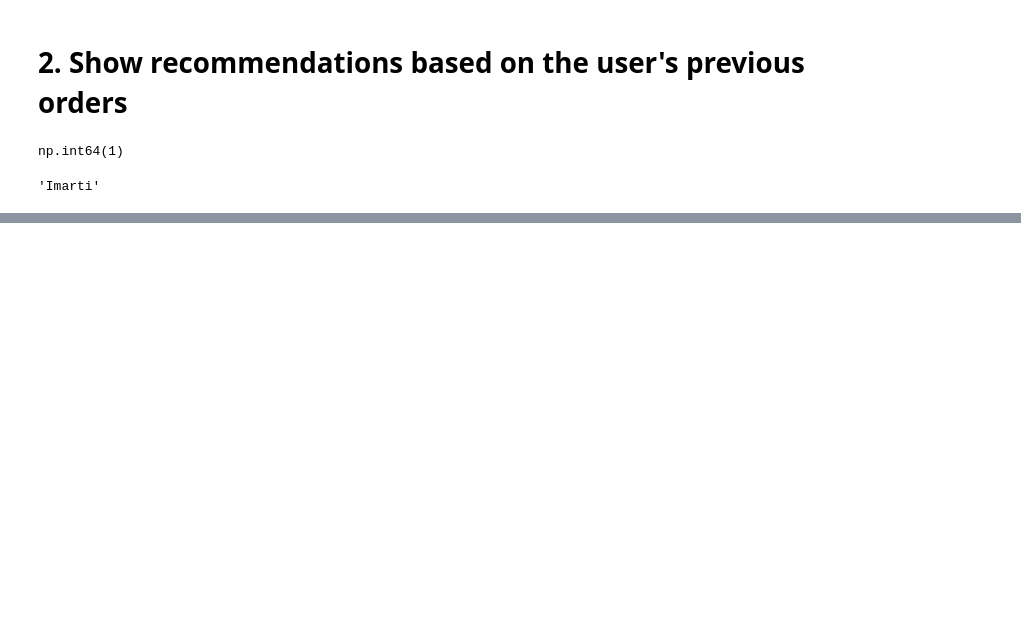
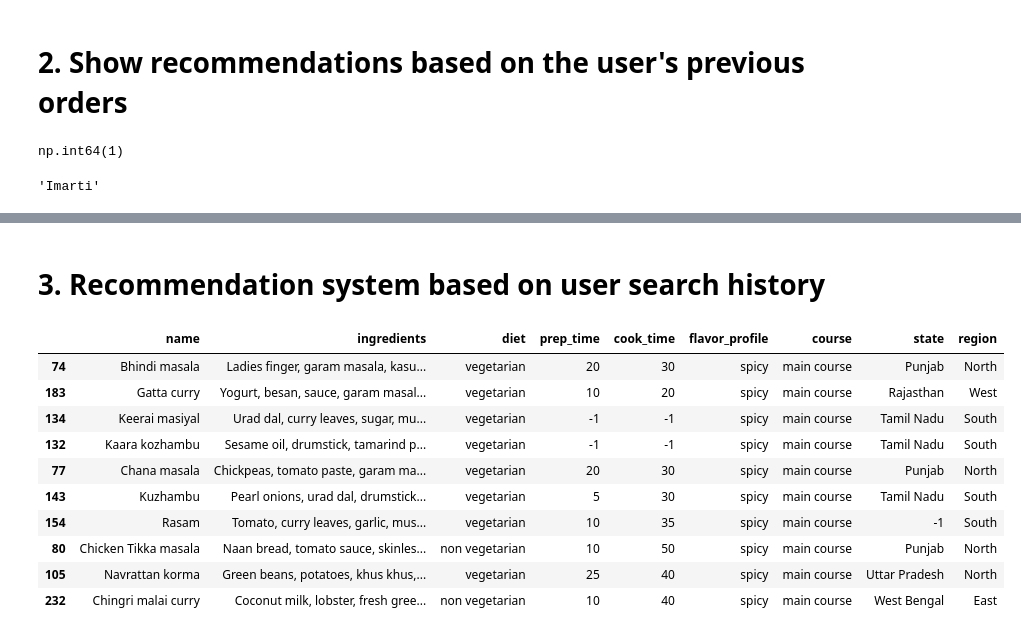
Before and after one commit to yehyaabk/restaurant-app-transformers, a Jupyter notebook: Find_Meals/meal_recommendation_system.ipynb, the cells around one changed output, grey strips where cells are left out. Saved outputs shown, nothing was run; the diff lists cells and outputs as text; code cells hidden in the pictures; blank space fills up the shorter version.

Commit message:
add recommendation system based on user search history

```diff
--- a/Find_Meals/meal_recommendation_system.ipynb
+++ b/Find_Meals/meal_recommendation_system.ipynb
@@ -275,0 +276,42 @@ plt.show()
+# %% [markdown]
+# 3. Recommendation system based on user search history
+# %%
+def get_recommendations_indices_from_search_history(user_search , model = embedding_model, embeddings = embeddings, top_k = 10):
+  user_search_embeddings = model.encode(user_search)
+  n = len(user_search)
+  weights = np.arange(1, n + 1)
+  weights = weights / weights.sum()
+  avg_embedding = np.average(user_search_embeddings, axis= 0, weights=weights)
+  avg_embedding = avg_embedding.reshape(1, -1)
+  sims = cosine_similarity(avg_embedding, embeddings)
+  sims = sims[0]
+  indices = np.argsort(sims)[::-1]
+  top_indices = indices[:top_k]
+  return top_indices
+# %%
+def show_recommendations_from_search_history(user_search, data_frame= df):
+  top_indices = get_recommendations_indices_from_search_history(user_search)
+  df = data_frame.iloc[top_indices]
+  return df
+# %%
+user_previous_search = [
+    "spicy chicken curry",
+    "paneer butter masala",
+    "vegetarian curry",
+    "creamy tomato gravy dish",
+    "north indian main course"
+]
+# %%
+show_recommendations_from_search_history(user_previous_search)
+# %% [output]
+|  | name | ingredients | diet | prep_time | cook_time | flavor_profile | course | state | region |
+| 74 | Bhindi masala | Ladies finger, garam masala, kasu... | vegetarian | 20 | 30 | spicy | main course | Punjab | North |
+| 183 | Gatta curry | Yogurt, besan, sauce, garam masal... | vegetarian | 10 | 20 | spicy | main course | Rajasthan | West |
+| 134 | Keerai masiyal | Urad dal, curry leaves, sugar, mu... | vegetarian | -1 | -1 | spicy | main course | Tamil Nadu | South |
+| 132 | Kaara kozhambu | Sesame oil, drumstick, tamarind p... | vegetarian | -1 | -1 | spicy | main course | Tamil Nadu | South |
+| 77 | Chana masala | Chickpeas, tomato paste, garam ma... | vegetarian | 20 | 30 | spicy | main course | Punjab | North |
+| 143 | Kuzhambu | Pearl onions, urad dal, drumstick... | vegetarian | 5 | 30 | spicy | main course | Tamil Nadu | South |
+| 154 | Rasam | Tomato, curry leaves, garlic, mus... | vegetarian | 10 | 35 | spicy | main course | -1 | South |
+| 80 | Chicken Tikka masala | Naan bread, tomato sauce, skinles... | non vegetarian | 10 | 50 | spicy | main course | Punjab | North |
+| 105 | Navrattan korma | Green beans, potatoes, khus khus,... | vegetarian | 25 | 40 | spicy | main course | Uttar Pradesh | North |
+| 232 | Chingri malai curry | Coconut milk, lobster, fresh gree... | non vegetarian | 10 | 40 | spicy | main course | West Bengal | East |
```
Also changed, not shown: parts of 8 cells of this notebook.
